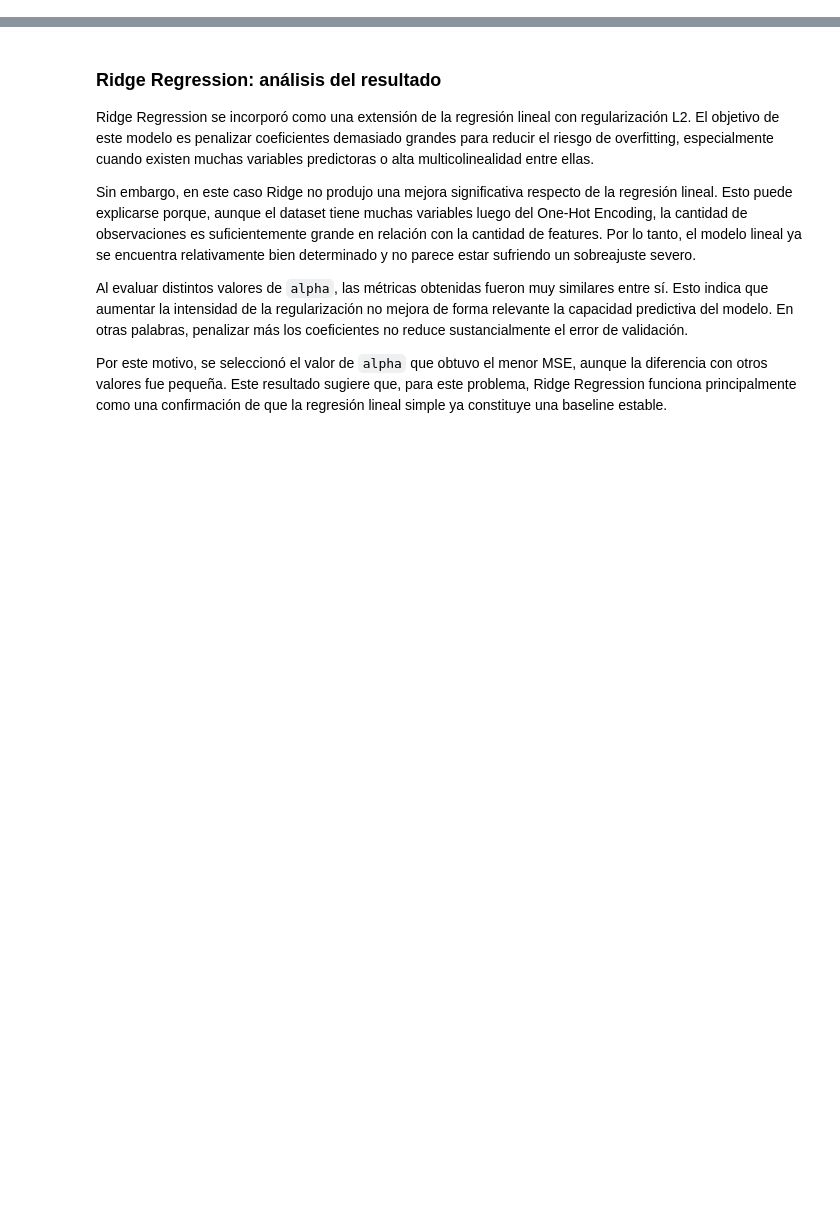
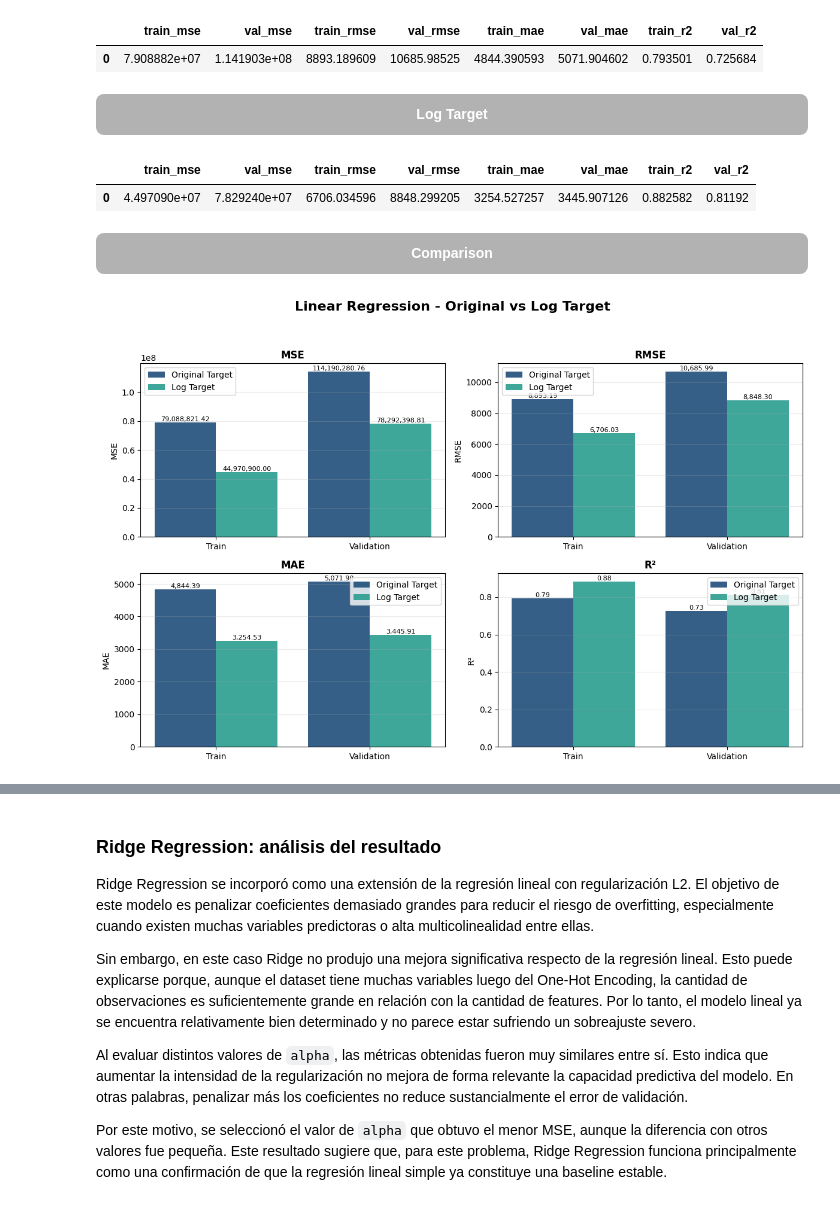
Before and after one commit to abrildiaco/TP_Final_ML, a Jupyter notebook: notebooks/modeling.ipynb, the cells around one changed output, grey strips where cells are left out. Drawn from its saved outputs; the diff is of its cells as text; code cells hidden in the pictures; blank space fills up the shorter version.

```diff
--- a/notebooks/modeling.ipynb
+++ b/notebooks/modeling.ipynb
@@ -20,10 +22,10 @@ importlib.reload(utils)
 # %%
-X_train_pp = pd.read_csv("../data/X_train_pp.csv").drop(columns = ["Descripción", "Versión", "Título"])
-X_val_pp = pd.read_csv("../data/X_val_pp.csv").drop(columns = ["Descripción", "Versión", "Título"])
+X_train_pp = pd.read_csv("../data/processed/one_hot/X_train_encoded.csv").drop(columns = ["Descripción", "Versión", "Título"])
+X_val_pp = pd.read_csv("../data/processed/one_hot/X_val_encoded.csv").drop(columns = ["Descripción", "Versión", "Título"])
 
 # Datasests pre one-hot for cross validation
-X_train = pd.read_csv("../data/X_train.csv").drop(columns = ["Descripción", "Versión", "Título"])
-X_val = pd.read_csv("../data/X_val.csv").drop(columns = ["Descripción", "Versión", "Título"])
+X_train = pd.read_csv("../data/processed/splitted/X_train.csv").drop(columns = ["Descripción", "Versión", "Título"])
+X_val = pd.read_csv("../data/processed/splitted/X_val.csv").drop(columns = ["Descripción", "Versión", "Título"])
 
-y_train = pd.read_csv("../data/y_train.csv").squeeze()
-y_val = pd.read_csv("../data/y_val.csv").squeeze()
+y_train = pd.read_csv("../data/processed/splitted/y_train.csv").squeeze()
+y_val = pd.read_csv("../data/processed/splitted/y_val.csv").squeeze()
@@ -51,2 +72,8 @@ La métrica principal utilizada será el MSE, que mide el promedio de los errore
 # %%
-linear_model, linear_metrics, linear_predictions = mod.train_linear_regression(X_train_pp, y_train, X_val_pp, y_val)
+linear_model, linear_metrics, linear_predictions = mod.train_linear_regression(
+    X_train_pp, y_train, X_val_pp, y_val
+)
+linear_metrics
+# %% [output]
+|  | train_mse | val_mse | train_rmse | val_rmse | train_mae | val_mae | train_r2 | val_r2 |
+| 0 | 7.908882e+07 | 1.141903e+08 | 8893.189609 | 10685.98525 | 4844.390593 | 5071.904602 | 0.793501 | 0.725684 |
@@ -61,0 +80,40 @@ visual.plot_regression_metrics(
+# %% [markdown]
+<div style="
+    text-align: center;
+    background-color: rgba(0, 0, 0, 0.3);
+    color: white;
+    padding: 10px;
+    border-radius: 8px;
+    font-weight: bold;
+">
+Log Target
+</div>
+# %%
+linear_log_model, linear_log_metrics, linear_log_predictions = mod.train_linear_regression(
+    X_train_pp, y_train, X_val_pp, y_val, use_log_target=True
+)
+linear_log_metrics
+# %% [output]
+|  | train_mse | val_mse | train_rmse | val_rmse | train_mae | val_mae | train_r2 | val_r2 |
+| 0 | 4.497090e+07 | 7.829240e+07 | 6706.034596 | 8848.299205 | 3254.527257 | 3445.907126 | 0.882582 | 0.81192 |
+# %% [markdown]
+<div style="
+    text-align: center;
+    background-color: rgba(0, 0, 0, 0.3);
+    color: white;
+    padding: 10px;
+    border-radius: 8px;
+    font-weight: bold;
+">
+Comparison
+</div>
+# %%
+visual.plot_regression_metrics_comparison(
+    {
+        "Original Target": linear_metrics,
+        "Log Target": linear_log_metrics,
+    },
+    title="Linear Regression - Original vs Log Target"
+)
+# %% [output]
+[figure, added]
```
Also changed, not shown: parts of 84 cells of this notebook, 6 other files.
